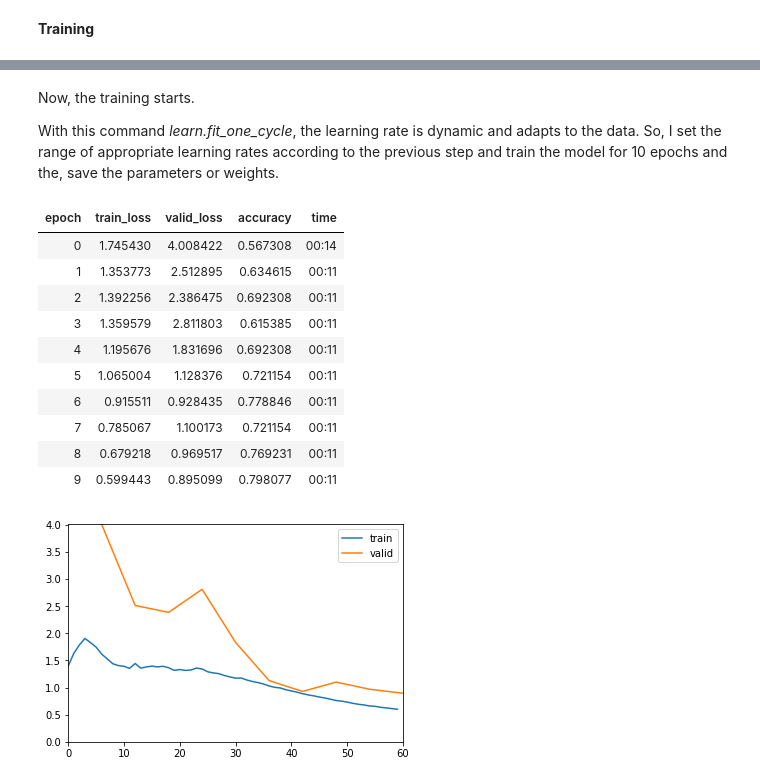
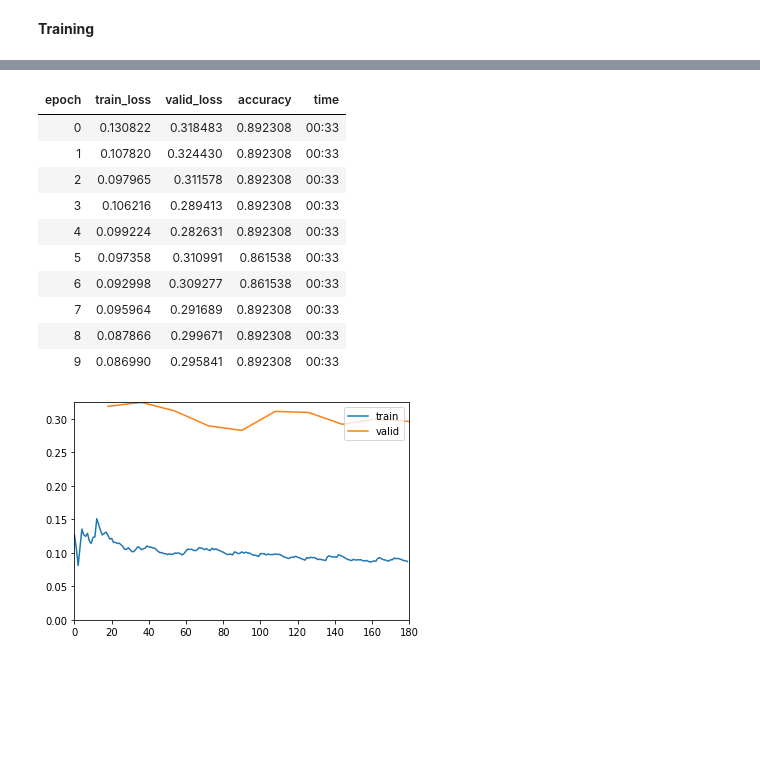
Before and after one commit to AlexMont/GestureClassifier, a Jupyter notebook: GesturesClassification.ipynb, the cells around one changed output, grey strips where cells are left out. Saved outputs shown, nothing was run; the diff lists cells and outputs as text; code cells hidden in the pictures; blank space fills up the shorter version.

```diff
--- a/GesturesClassification.ipynb
+++ b/GesturesClassification.ipynb
@@ -35,9 +68,13 @@ Also, I set the batch size (bs) and normalize the size of the images.
 # %%
 root_dir = "/content/drive/My Drive/"
 base_dir = root_dir + 'Data/'
-bs = 64
+base_dir_test = root_dir + 'testData'
+
+bs = 32
 size = 224
+
 path = Path(base_dir)
+path_test = Path(base_dir_test)
 # %% [markdown]
 Then, I just check the path and its contents.
 # %%
@@ -73,5 +135,7 @@ Of all images, 20% are separated for the validation dataset and 80% for the trai
 Also, the pixel values are normalized.
 # %%
 np.random.seed(2)
-data = ImageDataBunch.from_folder(path, train=".", valid_pct=0.2,
-        ds_tfms=get_transforms(), size=size, bs=bs).normalize(imagenet_stats)
+data = ImageDataBunch.from_folder(path, train=".", valid_pct=0.1,
+        ds_tfms=get_transforms(do_flip =True,flip_vert=False, max_rotate=25.0, max_lighting=0.1, max_zoom=1.05, max_warp=0), size=size, bs=bs).normalize(imagenet_stats)
+
+data.classes
@@ -100,3 +162,3 @@ The model is ... and its architecture can be seen below.
 # %%
-learn = cnn_learner(data, models.densenet169, metrics=accuracy)
+learn = cnn_learner(data, models.resnet152, metrics=accuracy)
 # %% [output]
@@ -105,0 +190,2 @@ learn.model
+# %%
+learn.fit_one_cycle(20, callbacks=[ShowGraph(learn)])
@@ -131,19 +261,15 @@ LR Finder is complete, type {learner_name}.recorder.plot() to see the graph.
-# %% [markdown]
-Now, the training starts.
-
-With this command *learn.fit_one_cycle*, the learning rate is dynamic and adapts to the data. So, I set the range of appropriate learning rates according to the previous step and train the model for 10 epochs and the, save the parameters or weights.
 # %%
-learn.fit_one_cycle(10, max_lr=slice(1e-4,1e-1), callbacks=[ShowGraph(learn)])
+learn.fit_one_cycle(10, max_lr=slice(1e-6,1e-5), callbacks=[ShowGraph(learn)])
 # %% [output]
 | epoch | train_loss | valid_loss | accuracy | time |
-| 0 | 1.745430 | 4.008422 | 0.567308 | 00:14 |
-| 1 | 1.353773 | 2.512895 | 0.634615 | 00:11 |
-| 2 | 1.392256 | 2.386475 | 0.692308 | 00:11 |
-| 3 | 1.359579 | 2.811803 | 0.615385 | 00:11 |
-| 4 | 1.195676 | 1.831696 | 0.692308 | 00:11 |
-| 5 | 1.065004 | 1.128376 | 0.721154 | 00:11 |
-| 6 | 0.915511 | 0.928435 | 0.778846 | 00:11 |
-| 7 | 0.785067 | 1.100173 | 0.721154 | 00:11 |
-| 8 | 0.679218 | 0.969517 | 0.769231 | 00:11 |
-| 9 | 0.599443 | 0.895099 | 0.798077 | 00:11 |
+| 0 | 0.130822 | 0.318483 | 0.892308 | 00:33 |
+| 1 | 0.107820 | 0.324430 | 0.892308 | 00:33 |
+| 2 | 0.097965 | 0.311578 | 0.892308 | 00:33 |
+| 3 | 0.106216 | 0.289413 | 0.892308 | 00:33 |
+| 4 | 0.099224 | 0.282631 | 0.892308 | 00:33 |
+| 5 | 0.097358 | 0.310991 | 0.861538 | 00:33 |
+| 6 | 0.092998 | 0.309277 | 0.861538 | 00:33 |
+| 7 | 0.095964 | 0.291689 | 0.892308 | 00:33 |
+| 8 | 0.087866 | 0.299671 | 0.892308 | 00:33 |
+| 9 | 0.086990 | 0.295841 | 0.892308 | 00:33 |
-[figure, old version]
+[figure, new version]
```
Also changed, not shown: parts of 52 cells of this notebook.
